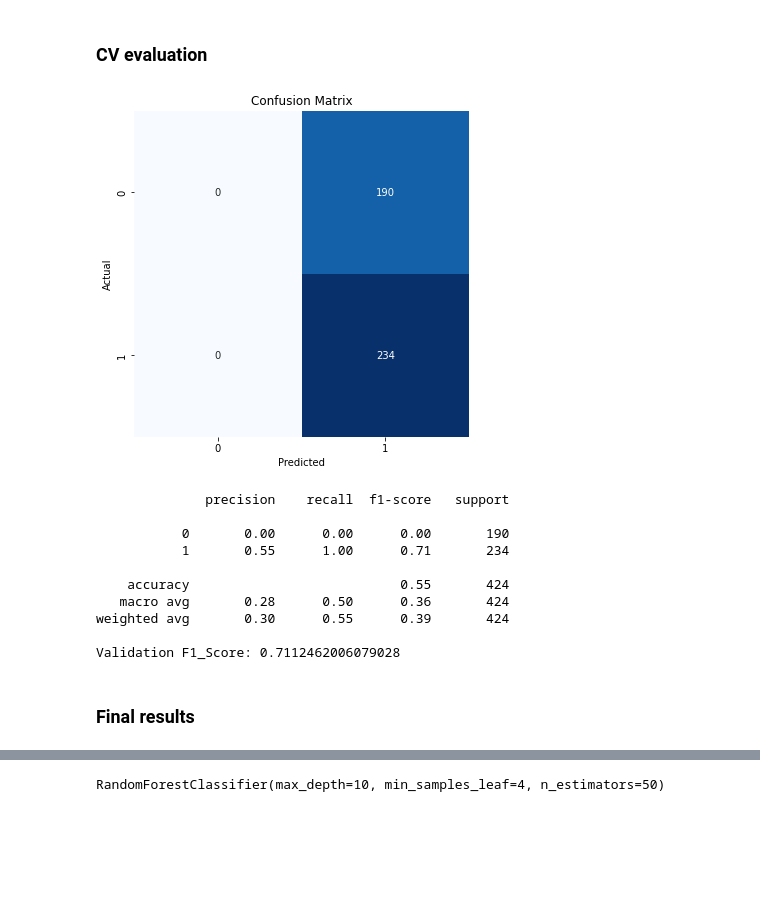
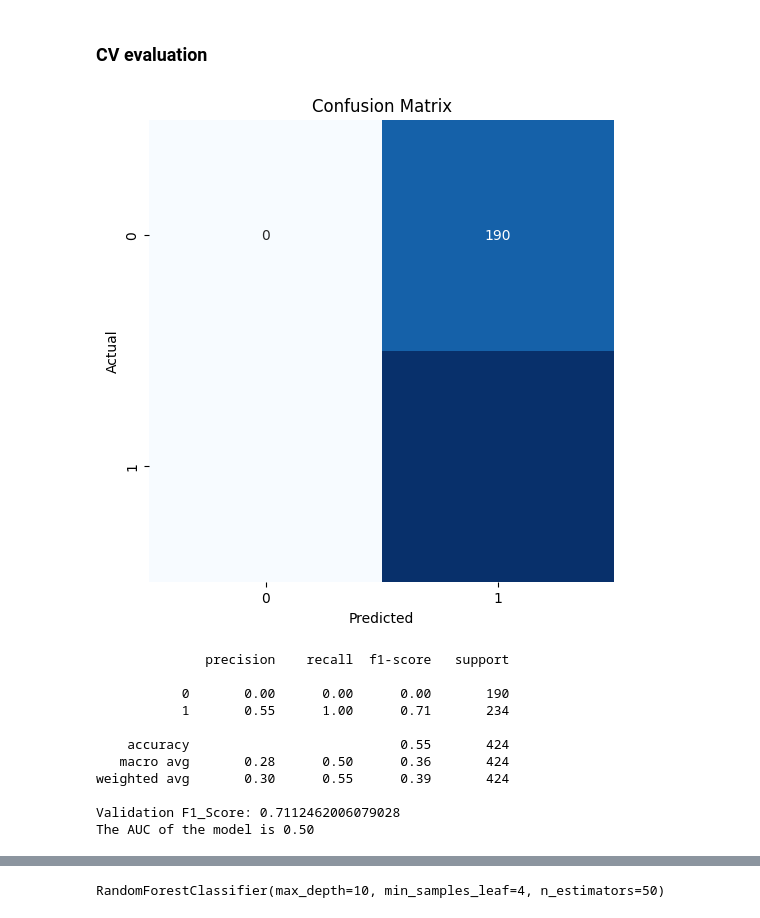
Before and after one commit to shadmehr-salehi/Crypto-Analysis, a Jupyter notebook: Part2/Project-2 copy.ipynb, the cells around one changed output, grey strips where cells are left out. Cells and saved outputs as stored; diff of their text form; code cells hidden in the pictures; blank space fills up the shorter version.

```diff
--- a/Part2/Project-2 copy.ipynb
+++ b/Part2/Project-2 copy.ipynb
@@ -687,8 +693,11 @@ LogisticRegression(C=1, max_iter=1000)
 # %%
 y_pred = ls.predict(X_val)
 CReport(y_val , y_pred , "V")
+auc = roc_auc_score(y_val, y_pred)
+
+print(f'The AUC of the model is {auc:.2f}')
 # %% [output]
-[figure, old version]
+[figure, new version]
               precision    recall  f1-score   support
 
            0       0.00      0.00      0.00       190
@@ -699,5 +708,4 @@ CReport(y_val , y_pred , "V")
 weighted avg       0.30      0.55      0.39       424
 
 Validation F1_Score: 0.7112462006079028
+The AUC of the model is 0.50
-# %% [markdown]
-### Final results
```
Also changed, not shown: parts of 71 cells of this notebook.
